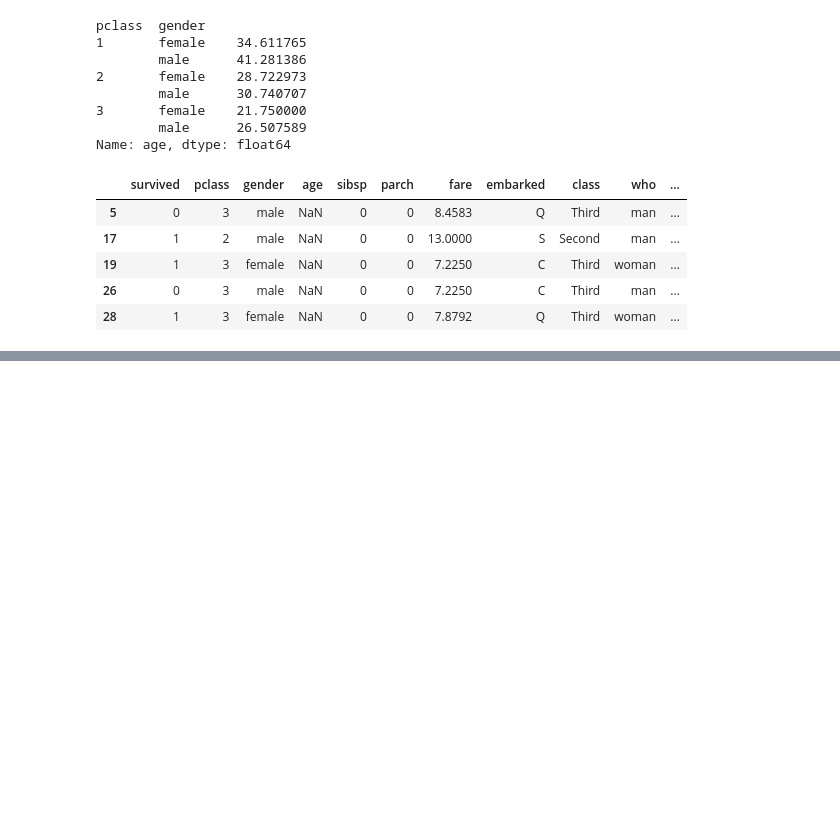
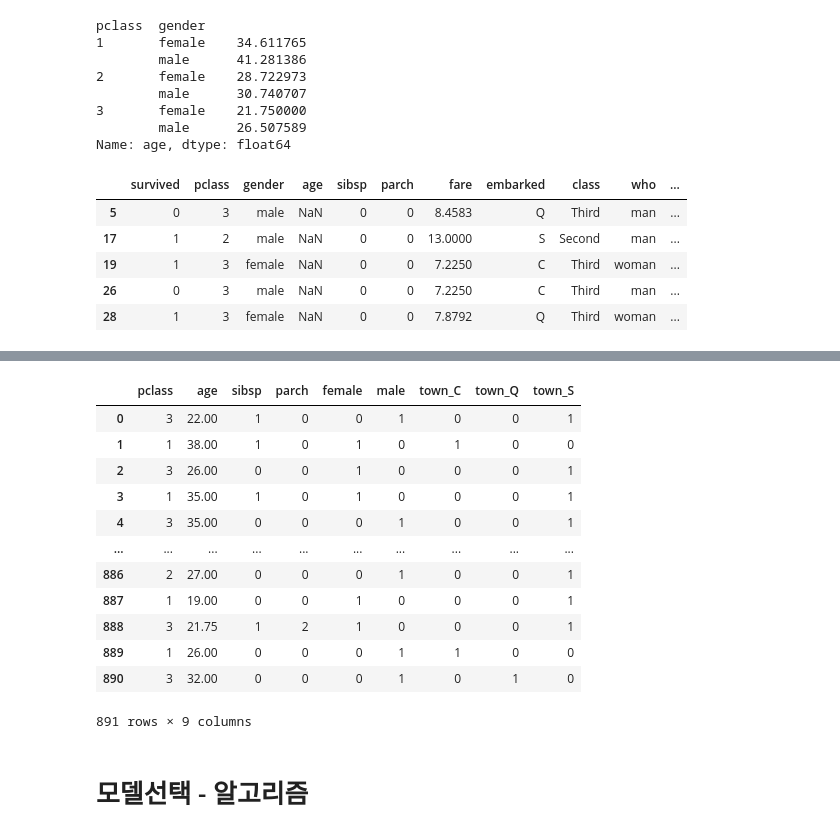
Before and after one commit to leekyuyoung20221226/python, a Jupyter notebook: 머신러닝2_2일차.ipynb, the cells around one changed output, grey strips where cells are left out. Cells and saved outputs as stored; diff of their text form; code cells hidden in the pictures; blank space fills up the shorter version.

```diff
--- a/머신러닝2_2일차.ipynb
+++ b/머신러닝2_2일차.ipynb
@@ -168,0 +186,2 @@ Name: age, Length: 891, dtype: bool
+# %%
+df.drop(columns=['fare'],inplace=True)
@@ -168,0 +207,6 @@ Name: age, Length: 891, dtype: bool
+# %%
+# 원핫인코딩
+onehot_gender =  pd.get_dummies(df['gender'])
+onehot_embarked = pd.get_dummies(df['embarked'],prefix='town')
+# %%
+df = pd.concat([df,onehot_gender,onehot_embarked],axis=1)
@@ -168,0 +222,2 @@ Name: age, Length: 891, dtype: bool
+# %%
+df.drop(columns=['gender','embarked'],inplace=True)
@@ -168,0 +251,17 @@ Name: age, Length: 891, dtype: bool
+# %%
+x = df.loc[:,'pclass':]
+x
+# %% [output]
+|  | pclass | age | sibsp | parch | female | male | town_C | town_Q | town_S |
+| 0 | 3 | 22.00 | 1 | 0 | 0 | 1 | 0 | 0 | 1 |
+| 1 | 1 | 38.00 | 1 | 0 | 1 | 0 | 1 | 0 | 0 |
+| 2 | 3 | 26.00 | 0 | 0 | 1 | 0 | 0 | 0 | 1 |
+| 3 | 1 | 35.00 | 1 | 0 | 1 | 0 | 0 | 0 | 1 |
+| 4 | 3 | 35.00 | 0 | 0 | 0 | 1 | 0 | 0 | 1 |
+| ... | ... | ... | ... | ... | ... | ... | ... | ... | ... |
+| 886 | 2 | 27.00 | 0 | 0 | 0 | 1 | 0 | 0 | 1 |
+| 887 | 1 | 19.00 | 0 | 0 | 1 | 0 | 0 | 0 | 1 |
+| 888 | 3 | 21.75 | 1 | 2 | 1 | 0 | 0 | 0 | 1 |
+| 889 | 1 | 26.00 | 0 | 0 | 0 | 1 | 1 | 0 | 0 |
+| 890 | 3 | 32.00 | 0 | 0 | 0 | 1 | 0 | 1 | 0 |
+891 rows × 9 columns
@@ -168,0 +275,2 @@ Name: age, Length: 891, dtype: bool
+# %% [markdown]
+# 모델선택 - 알고리즘
```
Also changed, not shown: parts of 37 cells of this notebook.
